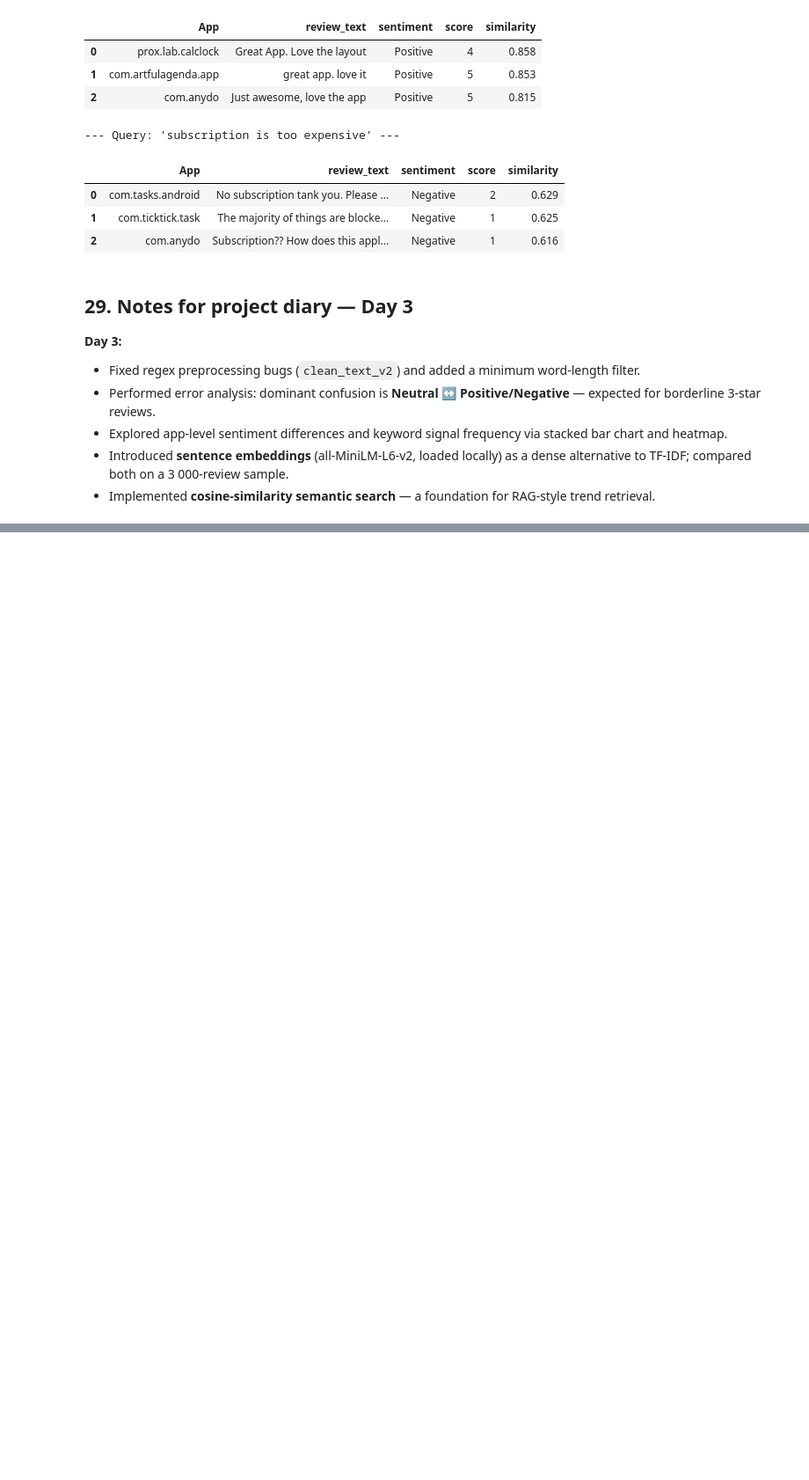
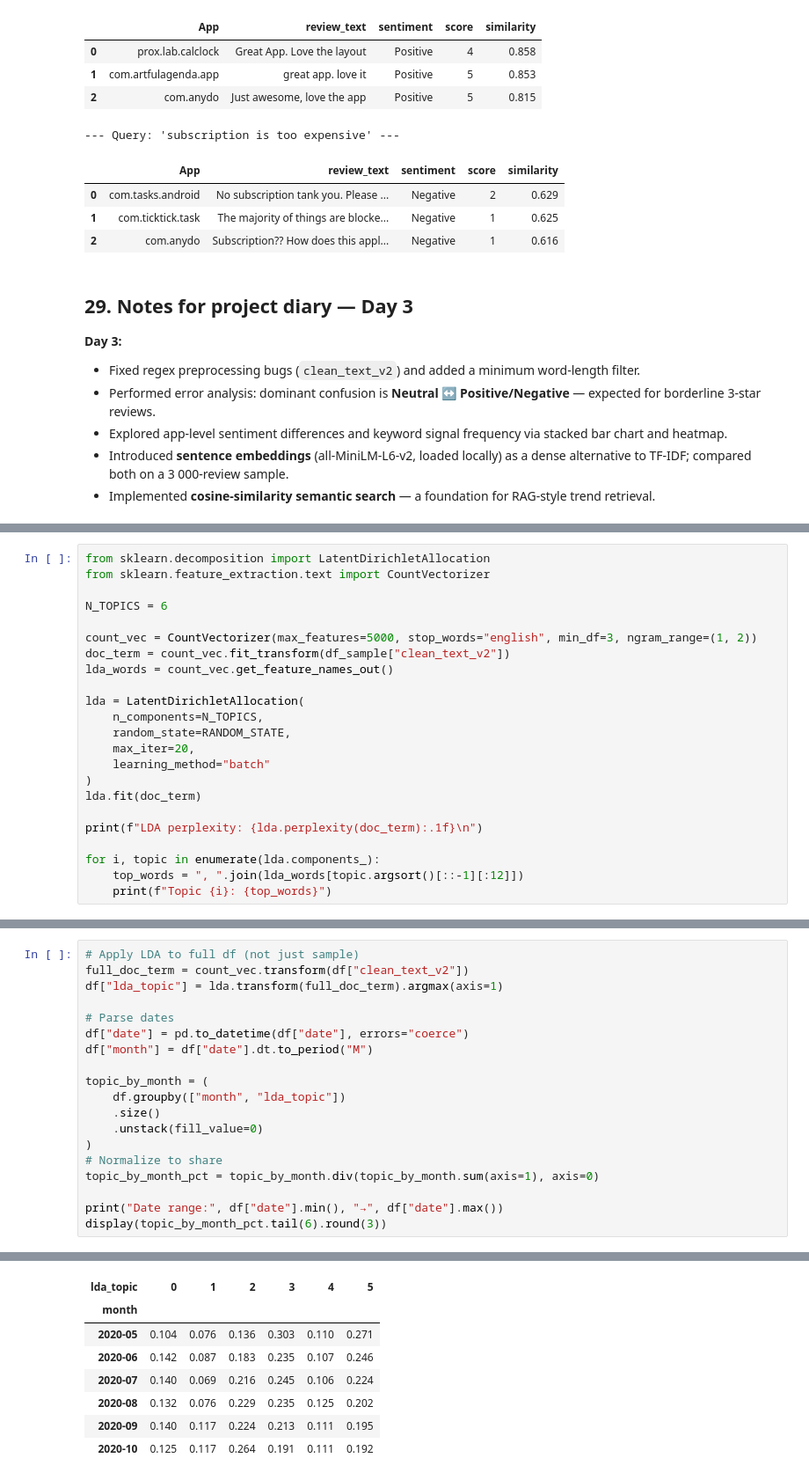
Before and after one commit to ando-ship-it/consumer-trend-detector, a Jupyter notebook: notebooks/01_eda_baseline_consumer_trends.ipynb, the cells around one changed output, grey strips where cells are left out. Shown at 88% size. Saved outputs shown, nothing was run; the diff lists cells and outputs as text; blank space fills up the shorter version.

```diff
--- a/notebooks/01_eda_baseline_consumer_trends.ipynb
+++ b/notebooks/01_eda_baseline_consumer_trends.ipynb
@@ -979,0 +1077,23 @@ for q in test_queries:
+# %%
+from sklearn.decomposition import LatentDirichletAllocation
+from sklearn.feature_extraction.text import CountVectorizer
+
+N_TOPICS = 6
+
+count_vec = CountVectorizer(max_features=5000, stop_words="english", min_df=3, ngram_range=(1, 2))
+doc_term = count_vec.fit_transform(df_sample["clean_text_v2"])
+lda_words = count_vec.get_feature_names_out()
+
+lda = LatentDirichletAllocation(
+    n_components=N_TOPICS,
+    random_state=RANDOM_STATE,
+    max_iter=20,
+    learning_method="batch"
+)
+lda.fit(doc_term)
+
+print(f"LDA perplexity: {lda.perplexity(doc_term):.1f}\n")
+
+for i, topic in enumerate(lda.components_):
+    top_words = ", ".join(lda_words[topic.argsort()[::-1][:12]])
+    print(f"Topic {i}: {top_words}")
@@ -979,0 +1146,20 @@ for q in test_queries:
+# %%
+# Apply LDA to full df (not just sample)
+full_doc_term = count_vec.transform(df["clean_text_v2"])
+df["lda_topic"] = lda.transform(full_doc_term).argmax(axis=1)
+
+# Parse dates
+df["date"] = pd.to_datetime(df["date"], errors="coerce")
+df["month"] = df["date"].dt.to_period("M")
+
+topic_by_month = (
+    df.groupby(["month", "lda_topic"])
+    .size()
+    .unstack(fill_value=0)
+)
+# Normalize to share
+topic_by_month_pct = topic_by_month.div(topic_by_month.sum(axis=1), axis=0)
+
+print("Date range:", df["date"].min(), "→", df["date"].max())
+display(topic_by_month_pct.tail(6).round(3))
+# %% [output]
@@ -979,0 +1167,8 @@ for q in test_queries:
+| lda_topic | 0 | 1 | 2 | 3 | 4 | 5 |
+| month |  |  |  |  |  |  |
+| 2020-05 | 0.104 | 0.076 | 0.136 | 0.303 | 0.110 | 0.271 |
+| 2020-06 | 0.142 | 0.087 | 0.183 | 0.235 | 0.107 | 0.246 |
+| 2020-07 | 0.140 | 0.069 | 0.216 | 0.245 | 0.106 | 0.224 |
+| 2020-08 | 0.132 | 0.076 | 0.229 | 0.235 | 0.125 | 0.202 |
+| 2020-09 | 0.140 | 0.117 | 0.224 | 0.213 | 0.111 | 0.195 |
+| 2020-10 | 0.125 | 0.117 | 0.264 | 0.191 | 0.111 | 0.192 |
```
Also changed, not shown: parts of 16 cells of this notebook.
